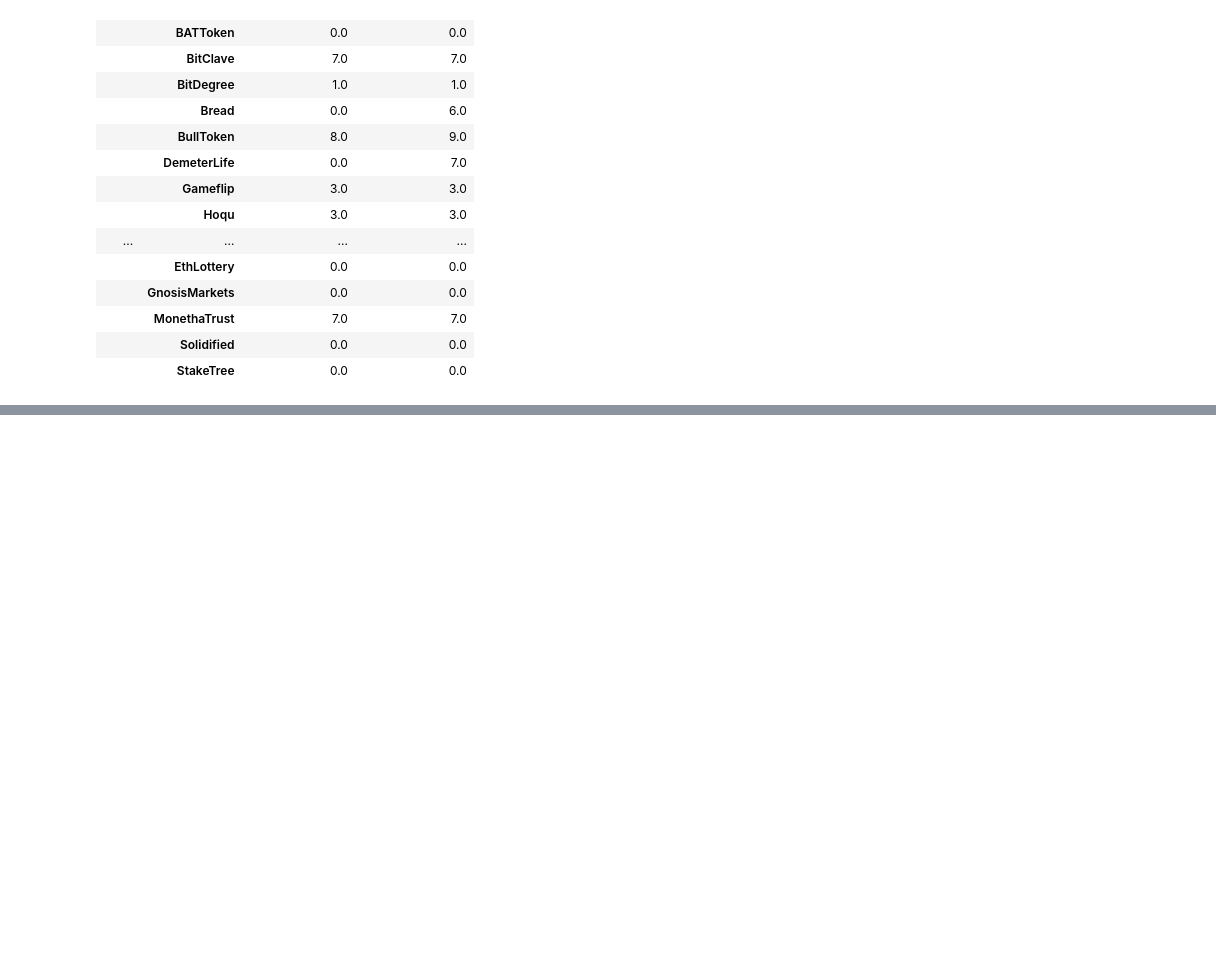
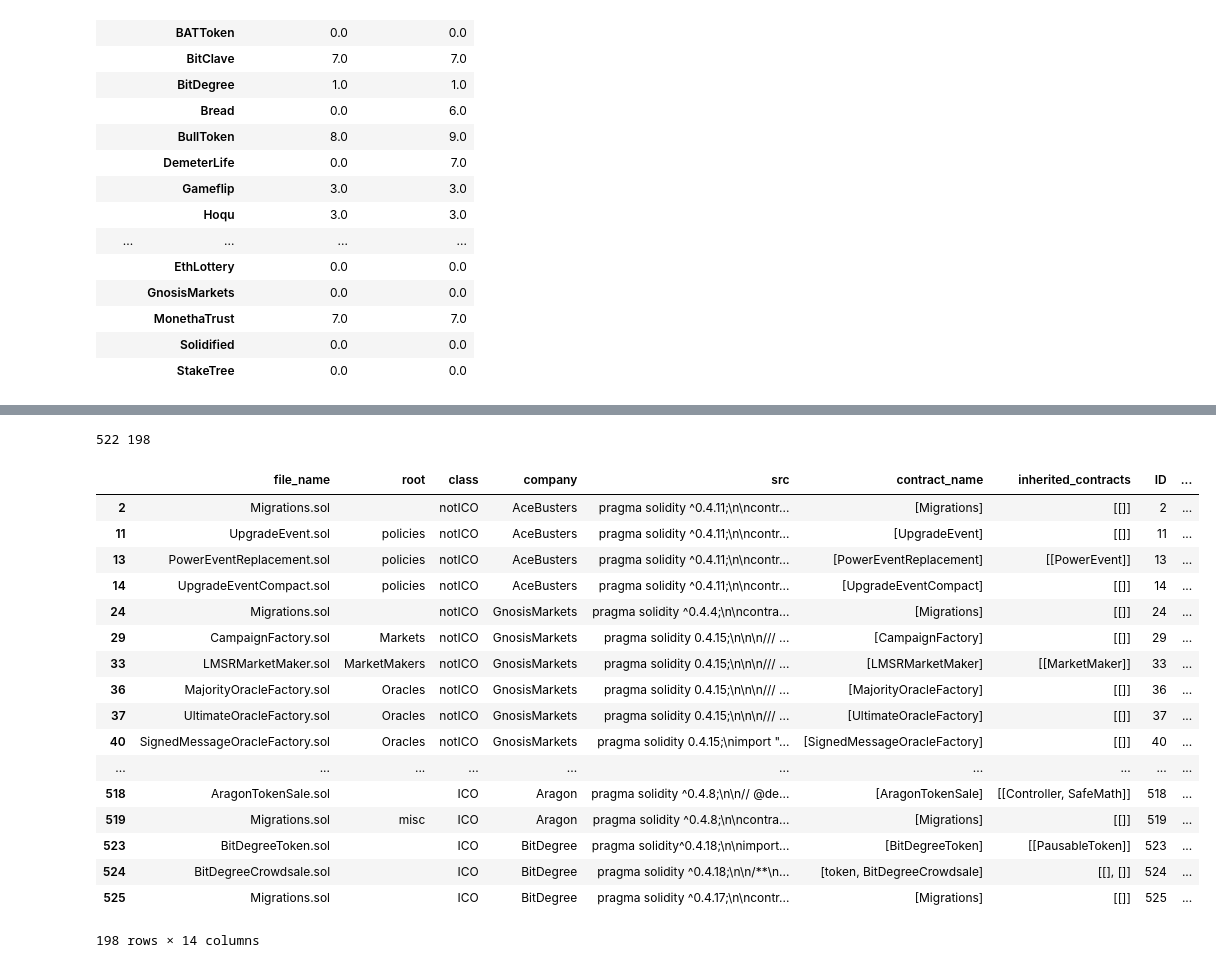
Before and after one commit to Orionarm2018/contract-complexity, a Jupyter notebook: data_wrangling.ipynb, the cells around one changed output, grey strips where cells are left out. Drawn from its saved outputs; the diff is of its cells as text; code cells hidden in the pictures; blank space fills up the shorter version.

```diff
--- a/data_wrangling.ipynb
+++ b/data_wrangling.ipynb
@@ -255,0 +413,57 @@ df_files
+# %%
+# TODO: also import zeppelin files?
+df_files['imports_idx_all'] = df_files.apply(get_all_imports_idx_from_row, axis=1)
+df_files['imports_idx_all'] = df_files['imports_idx_all'].apply(list)
+df_files['imports_depth'] = df_files.apply(get_all_imports_depth_from_row, axis=1)
+# %%
+df_joined = df_files[df_files['imports_depth'] >= 0]
+# %%
+print len(df_files), len(df_joined)
+# %% [output]
+522 198
+# %%
+def join_imports(row):
+    row.loc['joined_files'] = []
+    row.loc['joined_roots'] = []
+    row.loc['src'] = []
+    for idx in row.loc['imports_idx_all']:
+        if idx >= 0:
+            row.loc['joined_files'].append(df_files.loc[idx, 'file_name'])
+            row.loc['joined_roots'].extend(df_files.loc[idx, 'root'].split('/'))
+            row.loc['src'].append(df_files.loc[idx, 'src'])
+            if df_files.loc[idx, 'imports_zeppelin'] == True:
+                row.loc['imports_zeppelin'] = True
+            if df_files.loc[idx, 'contains_zeppelin'] == True:
+                row.loc['contains_zeppelin'] = True
+
+    row.loc['src'] = "\n".join(row.loc['src'])
+    row.loc['joined_roots'] = list(set(row.loc['joined_roots'] ))
+    row.loc['joined_roots'] = [x for x in row.loc['joined_roots'] if x not in ['', '.', '..']]
+    del row['imports']
+    del row['imports_idx']
+    del row['imports_path']
+    del row['is_imported']
+    return row
+# %%
+df_joined = df_joined.apply(join_imports, axis=1)
+# %%
+df_joined
+# %% [output]
+|  | file_name | root | class | company | src | contract_name | inherited_contracts | ID | ... |
+| 2 | Migrations.sol |  | notICO | AceBusters | pragma solidity ^0.4.11;\n\ncontr... | [Migrations] | [[]] | 2 | ... |
+| 11 | UpgradeEvent.sol | policies | notICO | AceBusters | pragma solidity ^0.4.11;\n\ncontr... | [UpgradeEvent] | [[]] | 11 | ... |
+| 13 | PowerEventReplacement.sol | policies | notICO | AceBusters | pragma solidity ^0.4.11;\n\ncontr... | [PowerEventReplacement] | [[PowerEvent]] | 13 | ... |
+| 14 | UpgradeEventCompact.sol | policies | notICO | AceBusters | pragma solidity ^0.4.11;\n\ncontr... | [UpgradeEventCompact] | [[]] | 14 | ... |
+| 24 | Migrations.sol |  | notICO | GnosisMarkets | pragma solidity ^0.4.4;\n\ncontra... | [Migrations] | [[]] | 24 | ... |
+| 29 | CampaignFactory.sol | Markets | notICO | GnosisMarkets | pragma solidity 0.4.15;\n\n\n/// ... | [CampaignFactory] | [[]] | 29 | ... |
+| 33 | LMSRMarketMaker.sol | MarketMakers | notICO | GnosisMarkets | pragma solidity 0.4.15;\n\n\n/// ... | [LMSRMarketMaker] | [[MarketMaker]] | 33 | ... |
+| 36 | MajorityOracleFactory.sol | Oracles | notICO | GnosisMarkets | pragma solidity 0.4.15;\n\n\n/// ... | [MajorityOracleFactory] | [[]] | 36 | ... |
+| 37 | UltimateOracleFactory.sol | Oracles | notICO | GnosisMarkets | pragma solidity 0.4.15;\n\n\n/// ... | [UltimateOracleFactory] | [[]] | 37 | ... |
+| 40 | SignedMessageOracleFactory.sol | Oracles | notICO | GnosisMarkets | pragma solidity 0.4.15;\nimport "... | [SignedMessageOracleFactory] | [[]] | 40 | ... |
+| ... | ... | ... | ... | ... | ... | ... | ... | ... | ... |
+| 518 | AragonTokenSale.sol |  | ICO | Aragon | pragma solidity ^0.4.8;\n\n// @de... | [AragonTokenSale] | [[Controller, SafeMath]] | 518 | ... |
+| 519 | Migrations.sol | misc | ICO | Aragon | pragma solidity ^0.4.8;\n\ncontra... | [Migrations] | [[]] | 519 | ... |
+| 523 | BitDegreeToken.sol |  | ICO | BitDegree | pragma solidity^0.4.18;\n\nimport... | [BitDegreeToken] | [[PausableToken]] | 523 | ... |
+| 524 | BitDegreeCrowdsale.sol |  | ICO | BitDegree | pragma solidity ^0.4.18;\n\n/**\n... | [token, BitDegreeCrowdsale] | [[], []] | 524 | ... |
+| 525 | Migrations.sol |  | ICO | BitDegree | pragma solidity ^0.4.17;\n\ncontr... | [Migrations] | [[]] | 525 | ... |
+198 rows × 14 columns
```
Also changed, not shown: parts of 27 cells of this notebook.
